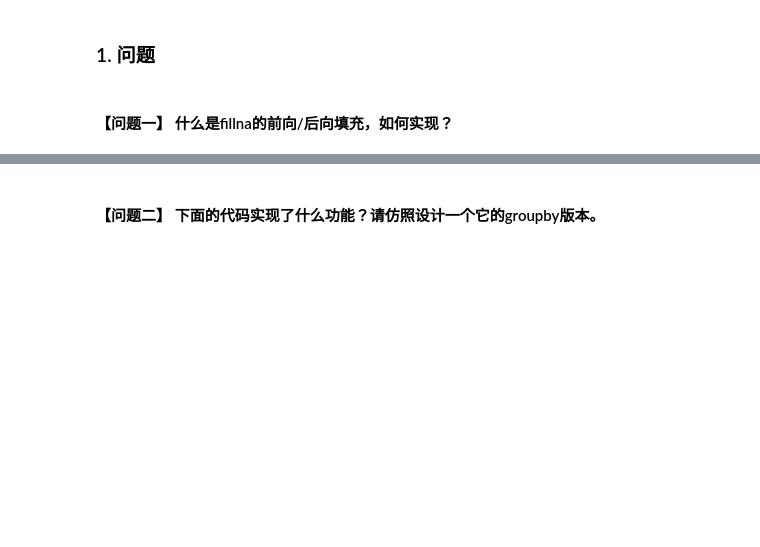
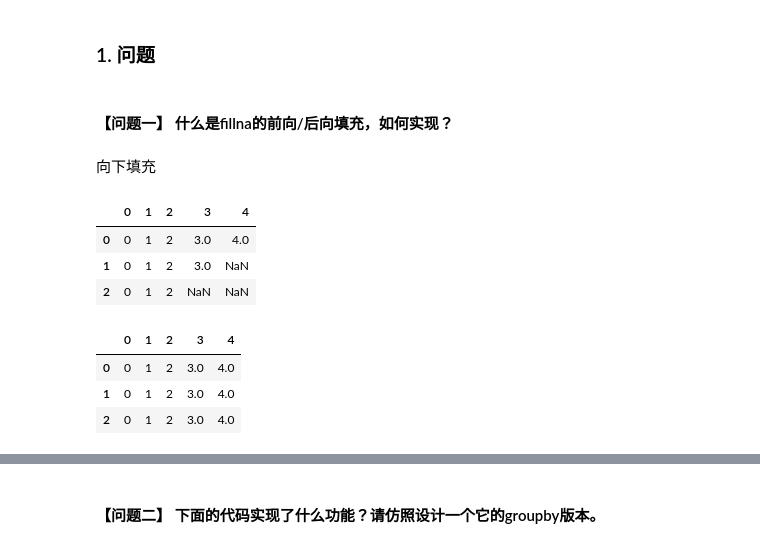
Before and after one commit to hongtao45/joyful-pandas, a Jupyter notebook: 第3章 分组.ipynb, the cells around one changed output, grey strips where cells are left out. Saved outputs shown, nothing was run; the diff lists cells and outputs as text; code cells hidden in the pictures; blank space fills up the shorter version.

```diff
--- a/第3章 分组.ipynb
+++ b/第3章 分组.ipynb
@@ -634,3 +641,23 @@ grouped_single.apply(f)
 ### 1. 问题
 # %% [markdown]
 #### 【问题一】 什么是fillna的前向/后向填充，如何实现？
+# %% [markdown]
+向下填充
+# %%
+lines = []
+for i in range(3,6):
+    lines.append(np.arange(i))
+df5 = pd.DataFrame(lines[::-1])
+df5
+# %% [output]
+|  | 0 | 1 | 2 | 3 | 4 |
+| 0 | 0 | 1 | 2 | 3.0 | 4.0 |
+| 1 | 0 | 1 | 2 | 3.0 | NaN |
+| 2 | 0 | 1 | 2 | NaN | NaN |
+# %%
+df5.fillna(method="ffill") #同 pad
+# %% [output]
+|  | 0 | 1 | 2 | 3 | 4 |
+| 0 | 0 | 1 | 2 | 3.0 | 4.0 |
+| 1 | 0 | 1 | 2 | 3.0 | 4.0 |
+| 2 | 0 | 1 | 2 | 3.0 | 4.0 |
```
Also changed, not shown: parts of 25 cells of this notebook.
